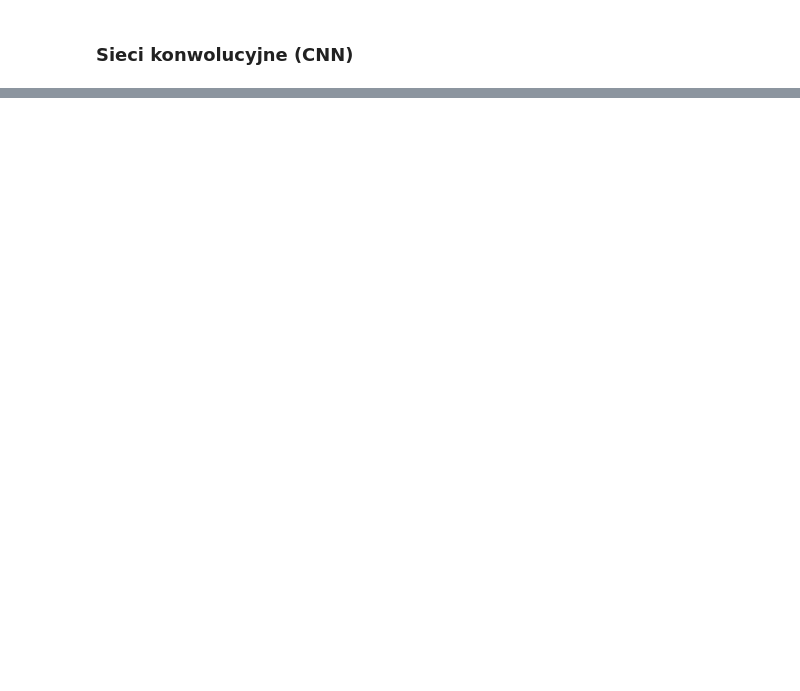
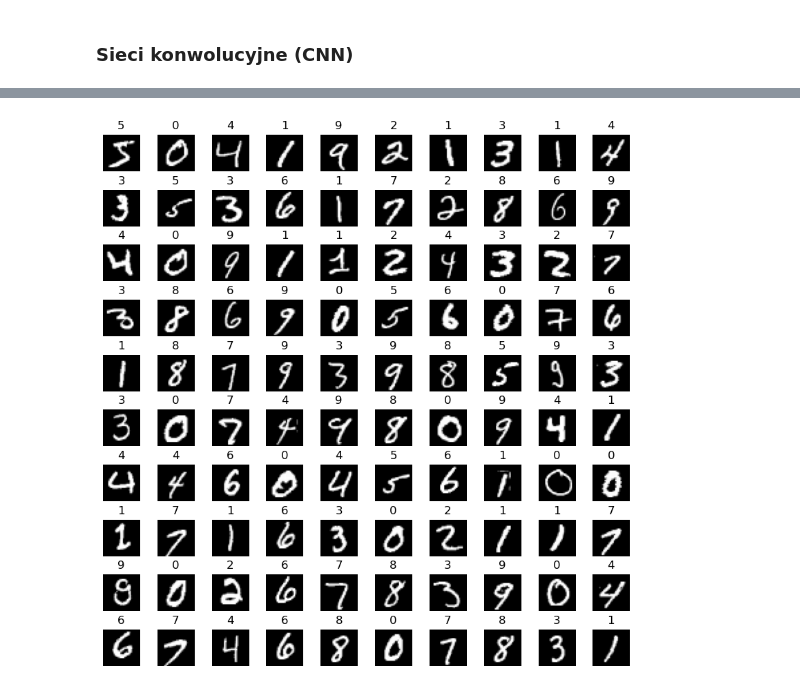
Before and after one commit to November7/AI4Youth, a Jupyter notebook: Spotkanie 4 [02.07.2025]/CNN.ipynb, the cells around one changed output, grey strips where cells are left out. Cells and saved outputs as stored; diff of their text form; code cells hidden in the pictures; blank space fills up the shorter version.

```diff
--- a/Spotkanie 4 [02.07.2025]/CNN.ipynb
+++ b/Spotkanie 4 [02.07.2025]/CNN.ipynb
@@ -16,4 +18,21 @@ x_test = x_test.reshape(-1, 28, 28, 1).astype("float32") / 255.0
 
 y_train = to_categorical(y_train, 10)
 y_test = to_categorical(y_test, 10)
+
+print("Rozmiar danych treningowych:", x_train.shape)
+print("Rozmiar etykiet treningowych:", y_train.shape)
+print("Rozmiar danych testowych:", x_test.shape)
+print("Rozmiar etykiet testowych:", y_test.shape)
+
+rows = 10
+cols = 10
+
+fig, axes = plt.subplots(rows, cols, figsize=(10, 10))
+axes = axes.ravel()
+for i in range(rows * cols):
+    axes[i].imshow(x_train[i], cmap='gray')
+    axes[i].set_title(f"{y_train[i].argmax()}")
+    axes[i].axis('off')
+plt.subplots_adjust(hspace=0.5)
+plt.show()
 # %% [output]
@@ -22,3 +43,4 @@ Downloading data from https://storage.googleapis.com/tensorflow/tf-keras-dataset
+[figure, added]
 # %%
 model = models.Sequential([
     layers.Conv2D(32, (3,3), activation='relu', input_shape=(28,28,1)),
```
Also changed, not shown: parts of 6 cells of this notebook, 28 other files.
